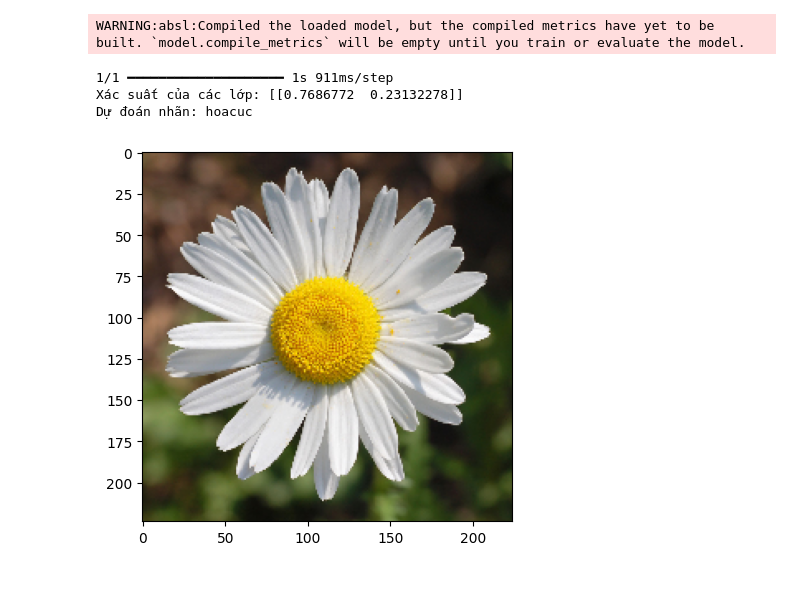
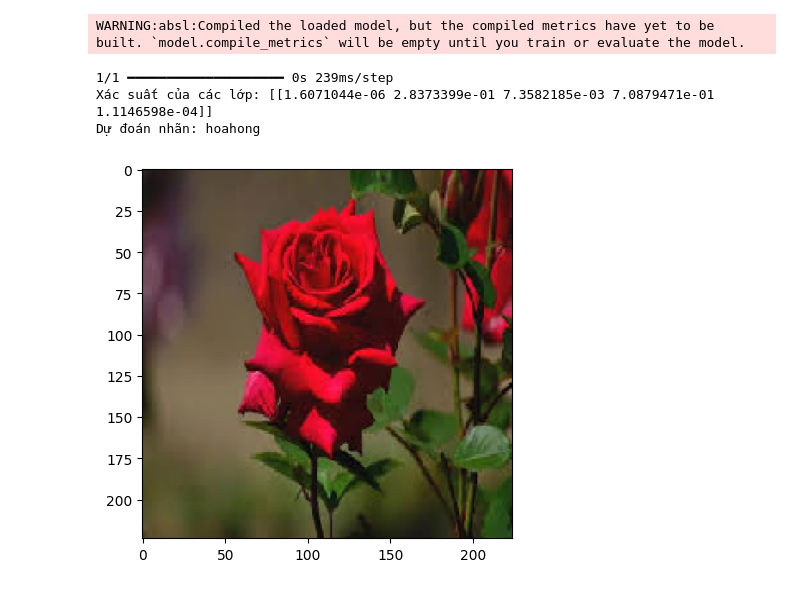
Before and after one commit to nhanguyenai/ModelPredictFlower, a Jupyter notebook: ModelPredictFlower.ipynb, the cells around one changed output. Saved outputs shown, nothing was run; the diff lists cells and outputs as text; code cells hidden in the pictures.

```diff
--- a/ModelPredictFlower.ipynb
+++ b/ModelPredictFlower.ipynb
@@ -136,35 +136,35 @@ model = tf.keras.models.load_model(model_path)
 
 # 🖼️ Hàm tải và dự đoán ảnh từ file
 def predict_image(img_path, model):
     # Tải ảnh và resize lại cho phù hợp với mô hình
     img = image.load_img(img_path, target_size=(224, 224))  # Changed target_size to (224, 224)
     img_array = image.img_to_array(img)  # Chuyển ảnh thành mảng numpy
     img_array = np.expand_dims(img_array, axis=0)  # Thêm batch dimension
     img_array = img_array / 255.0  # Normalize ảnh
 
     # Dự đoán ảnh
     predictions = model.predict(img_array)
     predicted_class = np.argmax(predictions, axis=1)
 
     return predictions, predicted_class
 
 # 📁 Chọn file ảnh để dự đoán
-img_path = '/content/hoacuctest.jpg'  # Đường dẫn ảnh cần dự đoán
+img_path = '/content/hoahong.jpg'  # Đường dẫn ảnh cần dự đoán
 
 # Call the predict_image function to get predictions and predicted label
 predictions, predicted_label = predict_image(img_path, model) # call the function and store the returned values in these variables
 
 # Hiển thị ảnh và kết quả dự đoán
 img = image.load_img(img_path, target_size=(224, 224))  # Changed target_size to (224, 224)
 plt.imshow(img)
 
 # In ra xác suất của các lớp
 print(f"Xác suất của các lớp: {predictions}")
 # predicted_label is a numerical index, you likely want to map it back to your specific_flowers
 print(f"Dự đoán nhãn: {specific_flowers[predicted_label[0]]}") # index into your flower list
 # %% [output]
 WARNING:absl:Compiled the loaded model, but the compiled metrics have yet to be built. `model.compile_metrics` will be empty until you train or evaluate the model.
-1/1 ━━━━━━━━━━━━━━━━━━━━ 1s 911ms/step
-Xác suất của các lớp: [[0.7686772  0.23132278]]
-Dự đoán nhãn: hoacuc
+1/1 ━━━━━━━━━━━━━━━━━━━━ 0s 239ms/step
+Xác suất của các lớp: [[1.6071044e-06 2.8373399e-01 7.3582185e-03 7.0879471e-01 1.1146598e-04]]
+Dự đoán nhãn: hoahong
-[figure, old version]
+[figure, new version]
```
Also changed, not shown: parts of 1 cell of this notebook.
